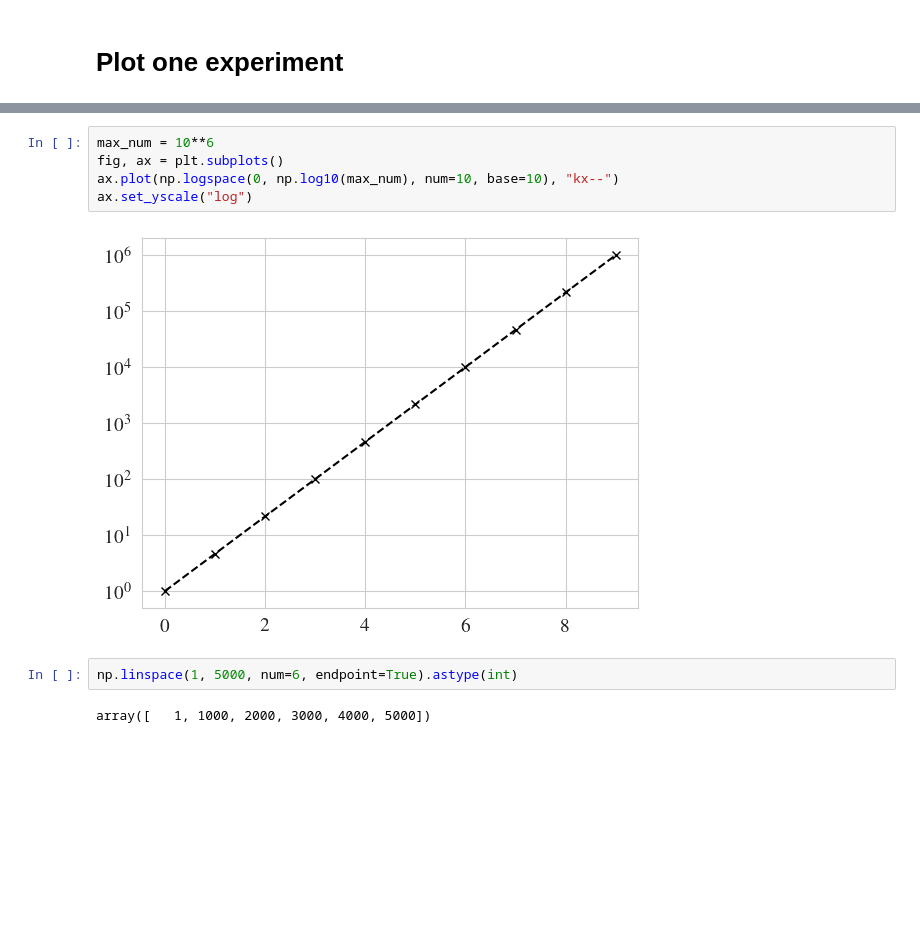
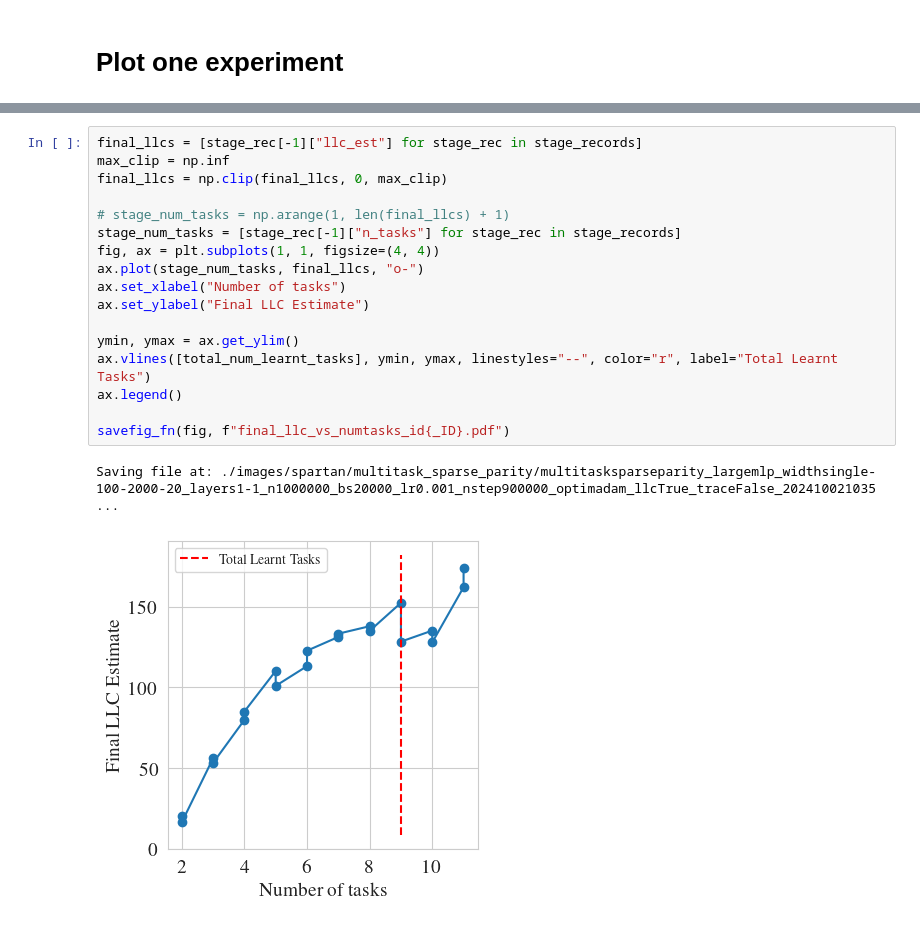
Before and after one commit to edmundlth/neural_network_stagewise_learning, a Jupyter notebook: plot_multitask_sparse_parity.ipynb, the cells around one changed output, grey strips where cells are left out. Cells and saved outputs as stored; diff of their text form; blank space fills up the shorter version.

```diff
--- a/plot_multitask_sparse_parity.ipynb
+++ b/plot_multitask_sparse_parity.ipynb
@@ -284,11 +358,20 @@ Saving file at: ./images/spartan/multitask_sparse_parity/multitasksparseparity_l
-# %%
-max_num = 10**6
-fig, ax = plt.subplots()
-ax.plot(np.logspace(0, np.log10(max_num), num=10, base=10), "kx--")
-ax.set_yscale("log")
-# %% [output]
-[figure, removed]
-# %%
-np.linspace(1, 5000, num=6, endpoint=True).astype(int)
-# %% [output]
-array([   1, 1000, 2000, 3000, 4000, 5000])
+# %%
+final_llcs = [stage_rec[-1]["llc_est"] for stage_rec in stage_records]
+max_clip = np.inf
+final_llcs = np.clip(final_llcs, 0, max_clip)
+
+# stage_num_tasks = np.arange(1, len(final_llcs) + 1)
+stage_num_tasks = [stage_rec[-1]["n_tasks"] for stage_rec in stage_records]
+fig, ax = plt.subplots(1, 1, figsize=(4, 4))
+ax.plot(stage_num_tasks, final_llcs, "o-")
+ax.set_xlabel("Number of tasks")
+ax.set_ylabel("Final LLC Estimate")
+
+ymin, ymax = ax.get_ylim()
+ax.vlines([total_num_learnt_tasks], ymin, ymax, linestyles="--", color="r", label="Total Learnt Tasks")
+ax.legend()
+
+savefig_fn(fig, f"final_llc_vs_numtasks_id{_ID}.pdf")
+# %% [output]
+Saving file at: ./images/spartan/multitask_sparse_parity/multitasksparseparity_largemlp_widthsingle-100-2000-20_layers1-1_n1000000_bs20000_lr0.001_nstep900000_optimadam_llcTrue_traceFalse_202410021035 ...
+[figure, added]
```
Also changed, not shown: parts of 7 cells of this notebook, 3 other files.
